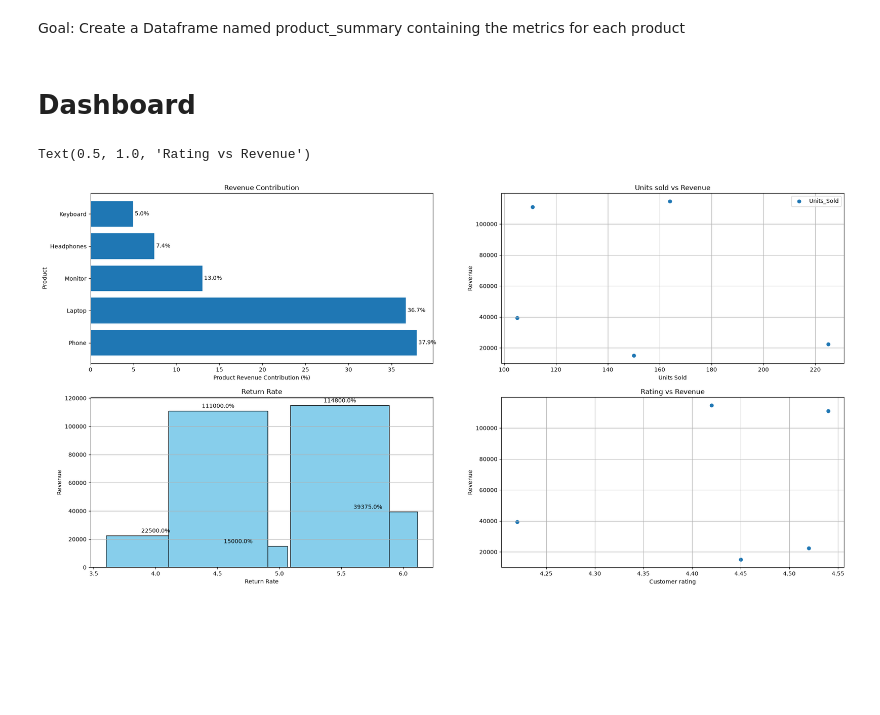
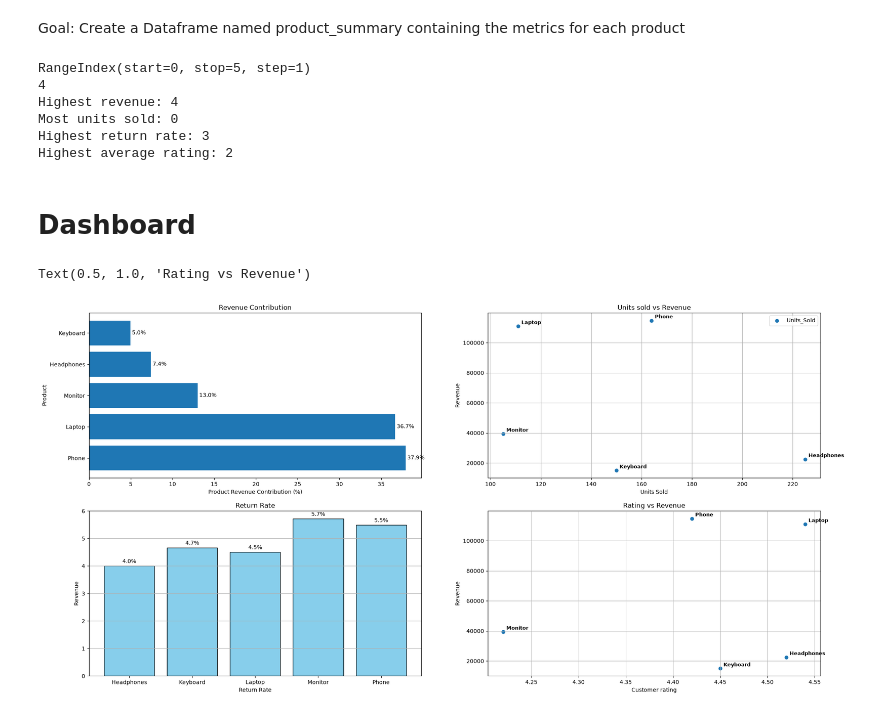
Before and after one commit to Abdurrahman-byte/Matplotlib_project, a Jupyter notebook: final.ipynb, the cells around one changed output. Saved outputs shown, nothing was run; the diff lists cells and outputs as text; code cells hidden in the pictures; blank space fills up the shorter version.

```diff
--- a/final.ipynb
+++ b/final.ipynb
@@ -103,13 +103,28 @@ plt.show()
 # %% [markdown]
 Goal: Create a Dataframe named product_summary containing the metrics for each product
 # %%
-product_summary = df.groupby("Product").agg({
+product_summary = (df.groupby("Product").agg({
     "Units_Sold": "sum",
     "Revenue_USD": "sum",
     "Customer_Rating": "mean",
     "Returned_Units": "sum",
-})
+}).reset_index()
+)
 product_summary["Return_Rate"] = (product_summary["Returned_Units"] / product_summary["Units_Sold"]) * 100
+
+print(product_summary.index)
+print(product_summary["Revenue_USD"].idxmax())
+print("Highest revenue:", product_summary["Revenue_USD"].idxmax())
+print("Most units sold:", product_summary["Units_Sold"].idxmax())
+print("Highest return rate:", product_summary["Return_Rate"].idxmax())
+print("Highest average rating:", product_summary["Customer_Rating"].idxmax())
+# %% [output]
+RangeIndex(start=0, stop=5, step=1)
+4
+Highest revenue: 4
+Most units sold: 0
+Highest return rate: 3
+Highest average rating: 2
 # %% [markdown]
 # Dashboard
 # %%
@@ -124,33 +139,51 @@ ax[0, 0].bar_label(bar,
                    padding=3)
 ax[0, 0].set_title("Revenue Contribution")
 
 ax[0, 1].scatter(product_summary["Units_Sold"],
                  product_summary["Revenue_USD"],
                  label="Units_Sold")
+for _, row in product_summary.iterrows():
+    ax[0, 1].annotate(
+        row["Product"],
+        (row["Units_Sold"], row["Revenue_USD"]),
+        xytext=(6, 4),
+        textcoords="offset points",
+        fontweight="bold",
+        fontsize=9,
+    )
 ax[0, 1].set_xlabel("Units Sold")
 ax[0, 1].set_ylabel("Revenue")
 ax[0, 1].grid()
 ax[0, 1].legend()
 ax[0, 1].set_title("Units sold vs Revenue")
 
-bar = ax[1, 0].bar(product_summary["Return_Rate"],
-             product_summary["Revenue_USD"],
+bar = ax[1, 0].bar(product_summary["Product"],
+             product_summary["Return_Rate"],
              color="skyblue",
              edgecolor="black")
 ax[1, 0].set_xlabel("Return Rate")
 ax[1, 0].set_ylabel("Revenue")
 ax[1, 0].bar_label(bar,
                    fmt="%1.1f%%",
                    padding=3)
 ax[1, 0].grid(axis="y")
 ax[1, 0].set_title("Return Rate")
 
 ax[1, 1].scatter(product_summary["Customer_Rating"],
                  product_summary["Revenue_USD"])
+for _, row in product_summary.iterrows():
+    ax[1, 1].annotate(
+        row["Product"],
+        (row["Customer_Rating"], row["Revenue_USD"]),
+        xytext=(6, 4),
+        textcoords="offset points",
+        fontweight="bold",
+        fontsize=9,
+    )
 ax[1, 1].set_xlabel("Customer rating")
 ax[1, 1].set_ylabel("Revenue")
 ax[1, 1].grid()
 ax[1, 1].set_title("Rating vs Revenue")
 # %% [output]
 Text(0.5, 1.0, 'Rating vs Revenue')
-[figure, old version]
+[figure, new version]
```
